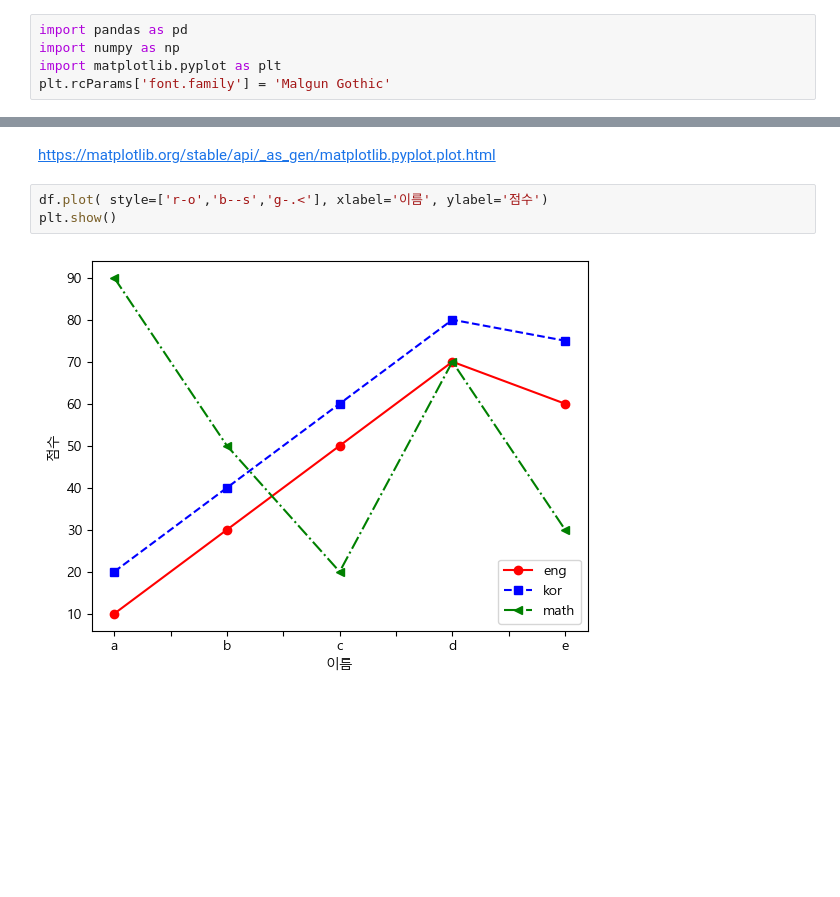
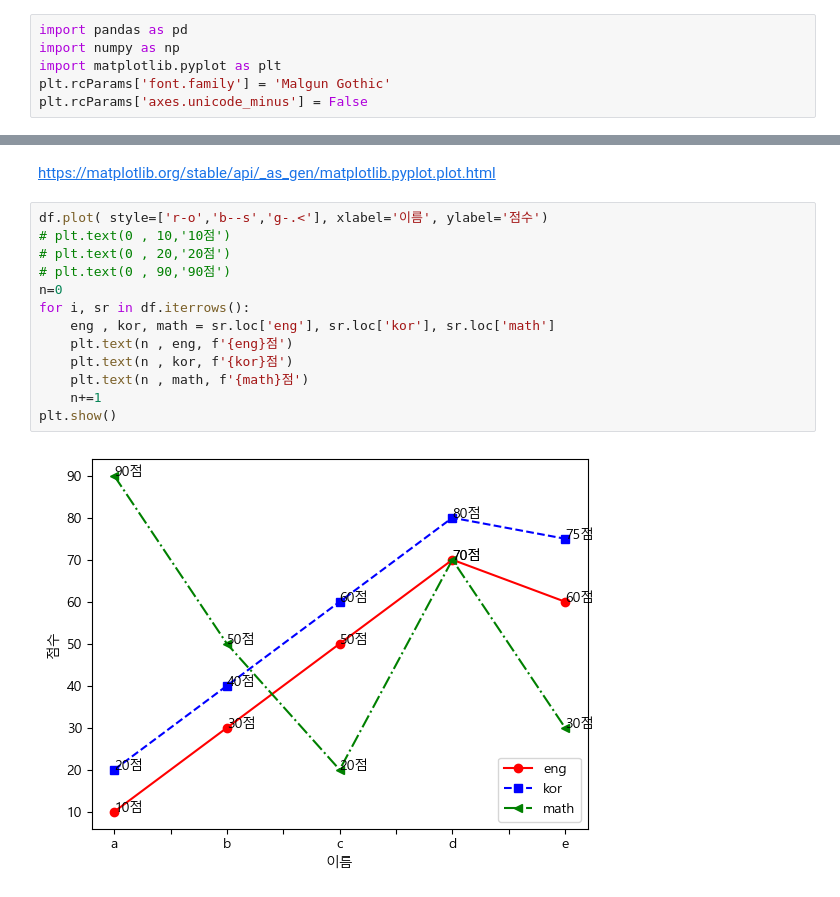
Before and after one commit to narirla/Pandas, a Jupyter notebook: 08.시각화.ipynb, the cells around one changed output, grey strips where cells are left out. Cells and saved outputs as stored; diff of their text form; blank space fills up the shorter version.

```diff
--- a/08.시각화.ipynb
+++ b/08.시각화.ipynb
@@ -3,6 +3,7 @@ import pandas as pd
 import numpy as np
 import matplotlib.pyplot as plt
 plt.rcParams['font.family'] = 'Malgun Gothic'
+plt.rcParams['axes.unicode_minus'] = False
 # %%
 data =  {'eng':[10,30,50,70,60],
          'kor':[20,40,60,80,75],
@@ -97,6 +98,16 @@ e 60 75 30
 https://matplotlib.org/stable/api/_as_gen/matplotlib.pyplot.plot.html
 # %%
 df.plot( style=['r-o','b--s','g-.<'], xlabel='이름', ylabel='점수')
+# plt.text(0 , 10,'10점')
+# plt.text(0 , 20,'20점')
+# plt.text(0 , 90,'90점')
+n=0
+for i, sr in df.iterrows():
+    eng , kor, math = sr.loc['eng'], sr.loc['kor'], sr.loc['math']
+    plt.text(n , eng, f'{eng}점')
+    plt.text(n , kor, f'{kor}점')
+    plt.text(n , math, f'{math}점')
+    n+=1
 plt.show()
 # %% [output]
-[figure, old version]
+[figure, new version]
```
Also changed, not shown: parts of 14 cells of this notebook, 7 other files.
